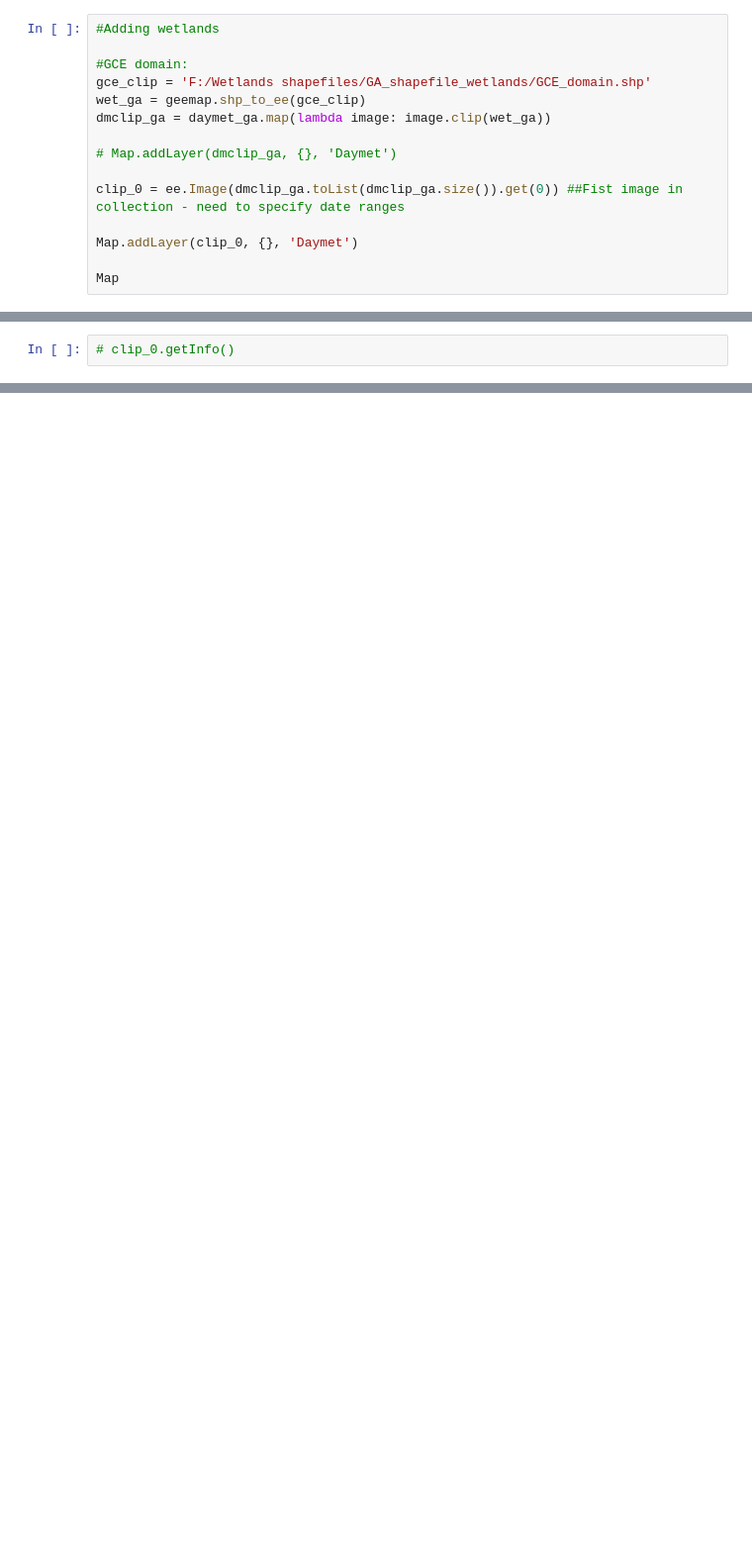
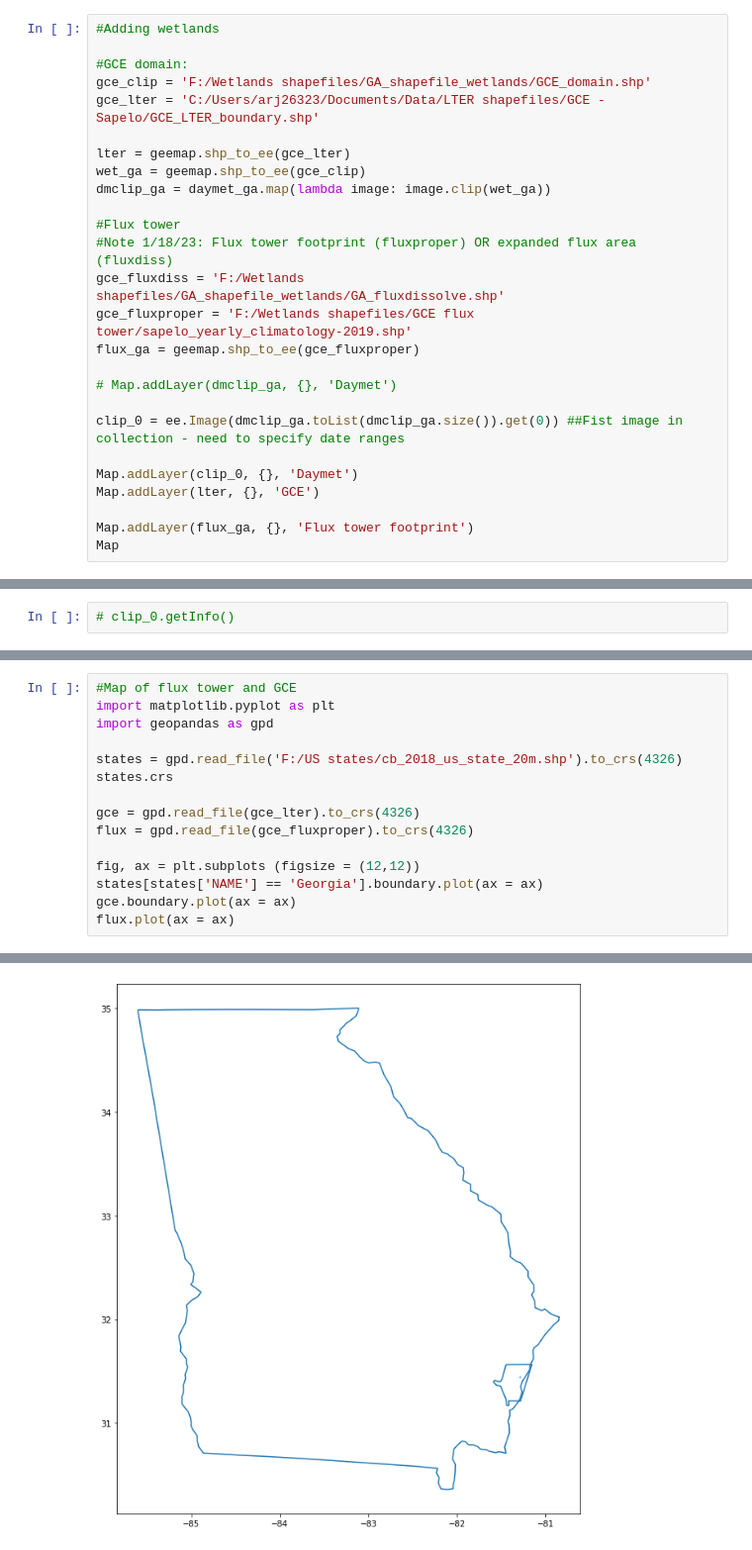
Before and after one commit to asajulien/PhD, a Jupyter notebook: Jupyter/Flats work/ROI for FLATS.ipynb, the cells around one changed output, grey strips where cells are left out. Shown at 99% size. Cells and saved outputs as stored; diff of their text form; blank space fills up the shorter version.

Commit message:
more figures

```diff
--- a/Jupyter/Flats work/ROI for FLATS.ipynb
+++ b/Jupyter/Flats work/ROI for FLATS.ipynb
@@ -19,14 +19,25 @@ daymet_ga = ee.ImageCollection('NASA/ORNL/DAYMET_V4')
 
 #GCE domain:
 gce_clip = 'F:/Wetlands shapefiles/GA_shapefile_wetlands/GCE_domain.shp'
+gce_lter = 'C:/Users/arj26323/Documents/Data/LTER shapefiles/GCE - Sapelo/GCE_LTER_boundary.shp'
+
+lter = geemap.shp_to_ee(gce_lter)
 wet_ga = geemap.shp_to_ee(gce_clip)
 dmclip_ga = daymet_ga.map(lambda image: image.clip(wet_ga))
+
+#Flux tower
+#Note 1/18/23: Flux tower footprint (fluxproper) OR expanded flux area (fluxdiss)
+gce_fluxdiss = 'F:/Wetlands shapefiles/GA_shapefile_wetlands/GA_fluxdissolve.shp'
+gce_fluxproper = 'F:/Wetlands shapefiles/GCE flux tower/sapelo_yearly_climatology-2019.shp'
+flux_ga = geemap.shp_to_ee(gce_fluxproper)
 
 # Map.addLayer(dmclip_ga, {}, 'Daymet')
 
 clip_0 = ee.Image(dmclip_ga.toList(dmclip_ga.size()).get(0)) ##Fist image in collection - need to specify date ranges
 
 Map.addLayer(clip_0, {}, 'Daymet')
+Map.addLayer(lter, {}, 'GCE')
 
+Map.addLayer(flux_ga, {}, 'Flux tower footprint')
 Map
 # %% [output]
@@ -46,0 +56,16 @@ EEException: Request payload size exceeds the limit: 10485760 bytes.
+# %%
+#Map of flux tower and GCE
+import matplotlib.pyplot as plt
+import geopandas as gpd
+
+states = gpd.read_file('F:/US states/cb_2018_us_state_20m.shp').to_crs(4326)
+states.crs
+
+gce = gpd.read_file(gce_lter).to_crs(4326)
+flux = gpd.read_file(gce_fluxproper).to_crs(4326)
+
+fig, ax = plt.subplots (figsize = (12,12))
+states[states['NAME'] == 'Georgia'].boundary.plot(ax = ax)
+gce.boundary.plot(ax = ax)
+flux.plot(ax = ax)
+# %% [output]
@@ -46,0 +73 @@ EEException: Request payload size exceeds the limit: 10485760 bytes.
+[figure, added]
```
Also changed, not shown: parts of 5 cells of this notebook, 10 other files.
